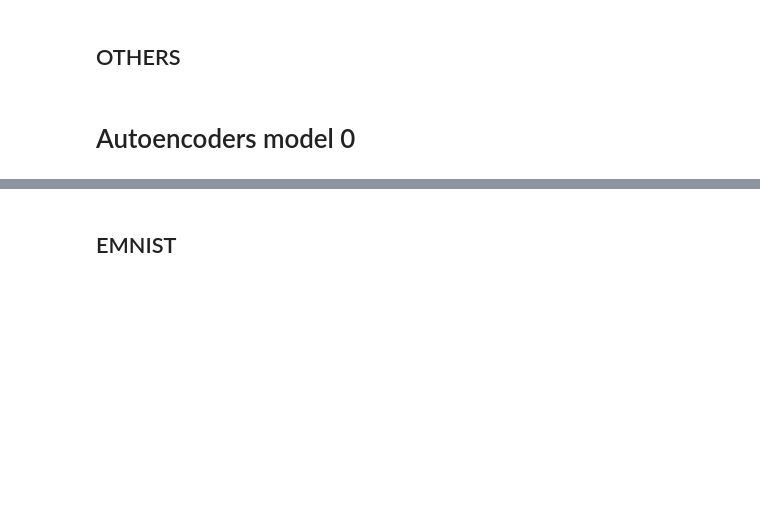
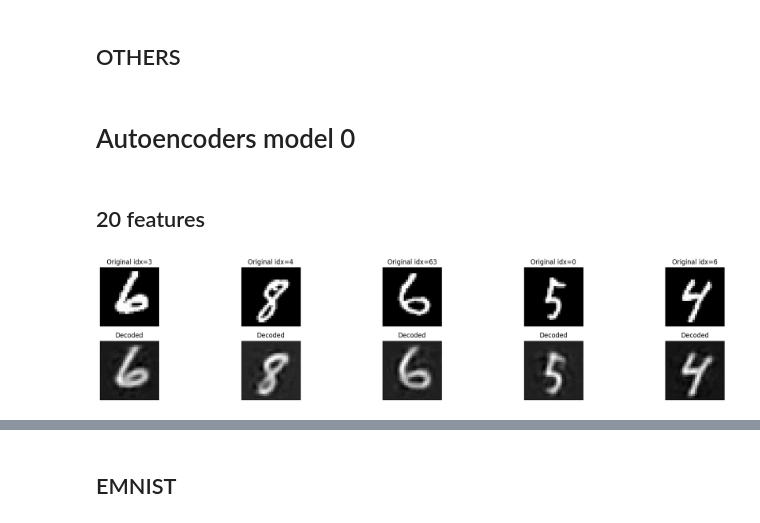
Before and after one commit to EnricoFrau/Autoencoders-Abstraction, a Jupyter notebook: notebooks/train_models.ipynb, the cells around one changed output, grey strips where cells are left out. Cells and saved outputs as stored; diff of their text form; code cells hidden in the pictures; blank space fills up the shorter version.

```diff
--- a/train_models.ipynb
+++ b/notebooks/train_models.ipynb
@@ -25,15 +25,15 @@ from torch.optim.lr_scheduler import ExponentialLR
 #–––––––––––––––––––––––––––––––––––––––––––––––––––––––––––––––––––––––––––––––––––––––––––––
 
 
-if torch.backends.mps.is_available():
-    device = torch.device("mps")
-    print("Utilizzo Apple Silicon GPU (MPS)")
-elif torch.cuda.is_available():
-    device = torch.device("cuda")
-    print("Utilizzo NVIDIA GPU (CUDA)")
-else:
-    device = torch.device("cpu")
-    print("Utilizzo la CPU")
+# if torch.backends.mps.is_available():
+#     device = torch.device("mps")
+#     print("Utilizzo Apple Silicon GPU (MPS)")
+# elif torch.cuda.is_available():
+#     device = torch.device("cuda")
+#     print("Utilizzo NVIDIA GPU (CUDA)")
+# else:
+#     device = torch.device("cpu")
+#     print("Utilizzo la CPU")
 
 device = torch.device("cpu")  # Fallback to CPU if no GPU is available
 
@@ -244,3 +242,18 @@ val_loader_expandedHFM_32_1024 = DataLoader(
 )
 # %% [markdown]
 # Autoencoders model 0
+# %% [markdown]
+## 20 features
+# %%
+train_loader = train_loader_MNIST
+val_loader = val_loader_MNIST
+input_dim = 784
+
+
+ex_model = AE_0(input_dim=input_dim, latent_dim=20, decrease_rate=0.7, device=device, hidden_layers=3, output_activation_encoder=nn.Sigmoid, output_activation_decoder=None).to(device)
+
+ex_model.load_state_dict(torch.load('/Users/enricofrausin/Programmazione/PythonProjects/Tesi/Autoencoders/models/MNIST/ld20_dr07_lr1e3_lwpretrain_3hl.pth', map_location=device))
+
+plot_original_vs_decoded(ex_model, train_loader, device, num_samples=5, EMNIST=False)
+# %% [output]
+[figure, added]
```
Also changed, not shown: parts of 7 cells of this notebook, 8 other files.
